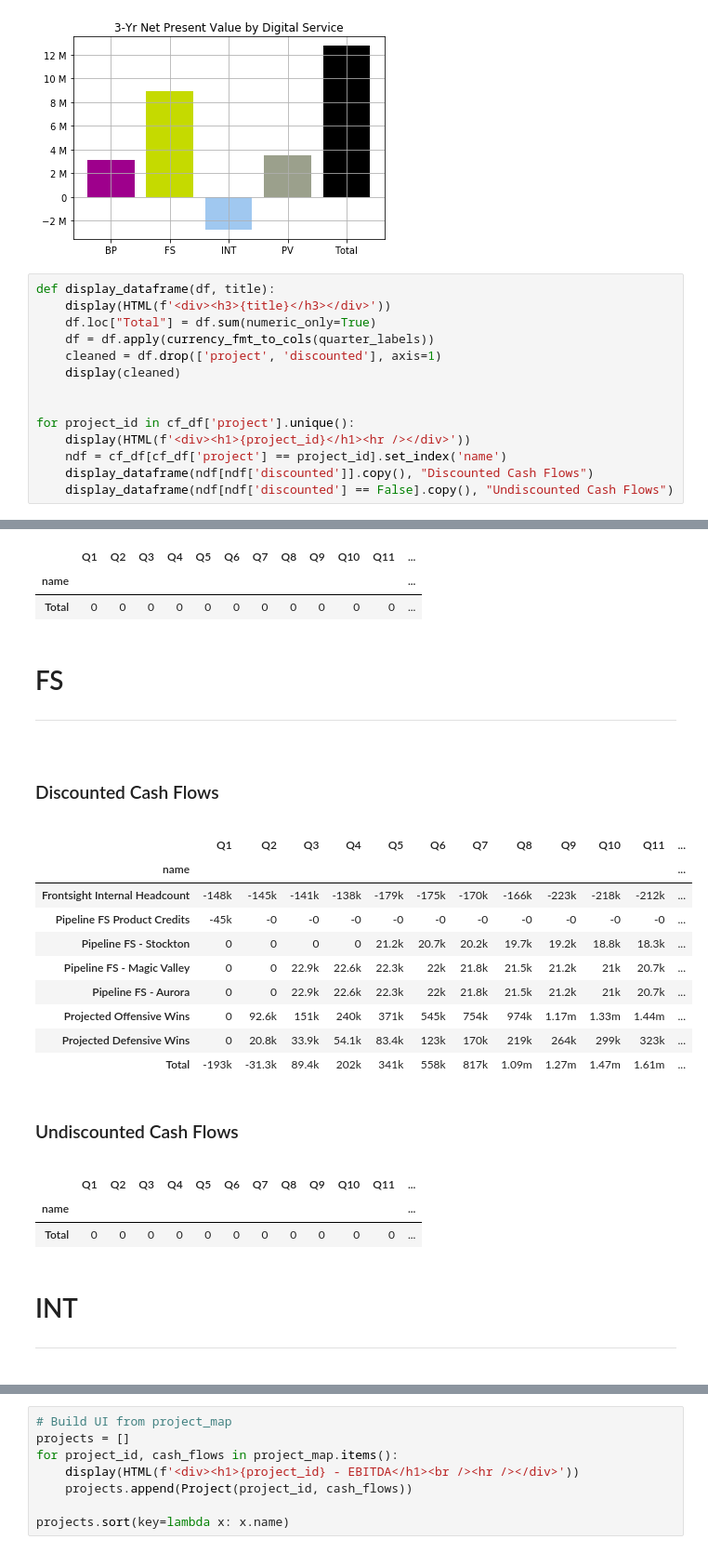
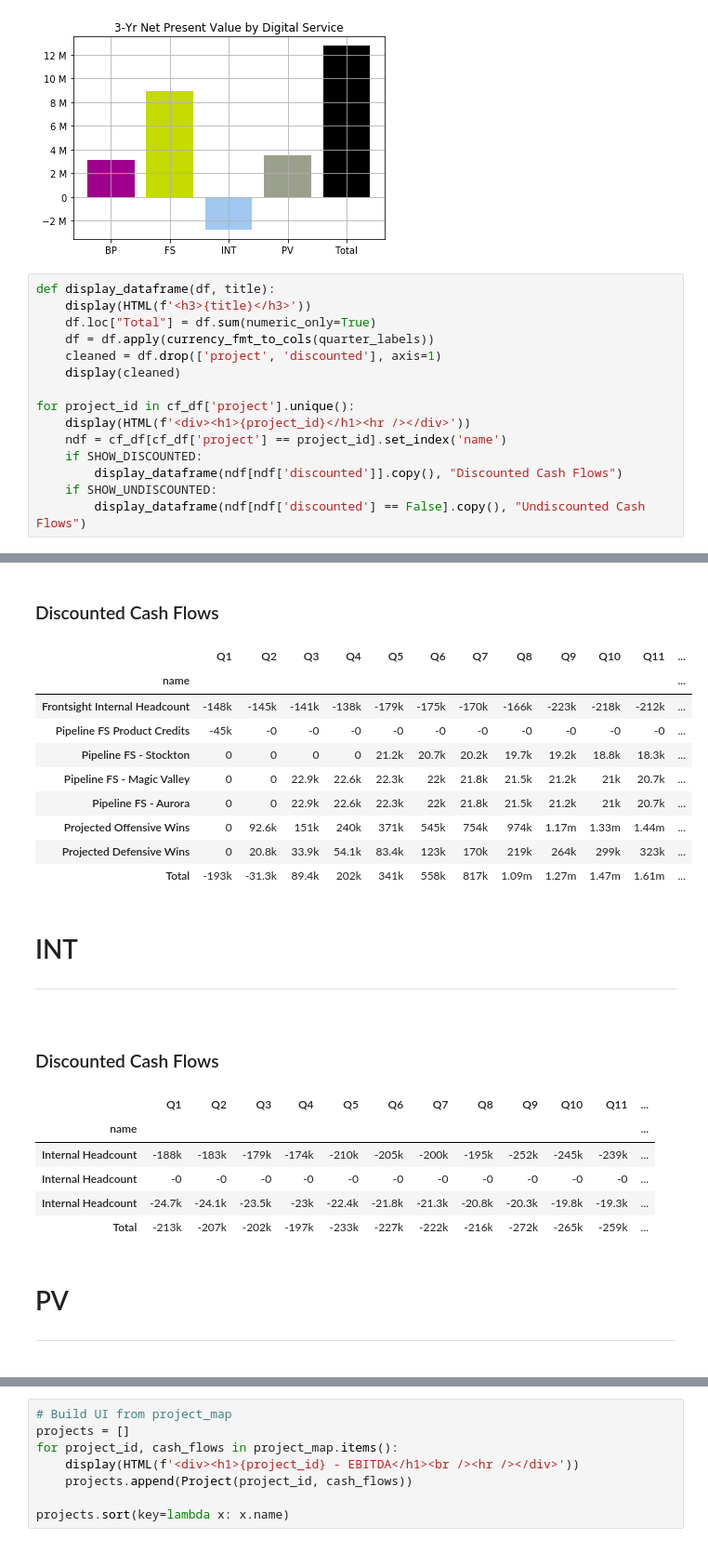
Before and after one commit to ldnelso2/portfolio, a Jupyter notebook: nz_portfolio_dashboard.ipynb, the cells around one changed output, grey strips where cells are left out. Shown at 93% size. Cells and saved outputs as stored; diff of their text form.

Commit message:
cash flow tables can show discounted or not

```diff
--- a/nz_portfolio_dashboard.ipynb
+++ b/nz_portfolio_dashboard.ipynb
@@ -217,18 +221,19 @@ ax.grid(True)
 [figure]
 # %%
 def display_dataframe(df, title):
-    display(HTML(f'<div><h3>{title}</h3></div>'))
+    display(HTML(f'<h3>{title}</h3>'))
     df.loc["Total"] = df.sum(numeric_only=True)
     df = df.apply(currency_fmt_to_cols(quarter_labels))
     cleaned = df.drop(['project', 'discounted'], axis=1)
     display(cleaned)
 
-
 for project_id in cf_df['project'].unique():
     display(HTML(f'<div><h1>{project_id}</h1><hr /></div>'))
     ndf = cf_df[cf_df['project'] == project_id].set_index('name')
-    display_dataframe(ndf[ndf['discounted']].copy(), "Discounted Cash Flows")
-    display_dataframe(ndf[ndf['discounted'] == False].copy(), "Undiscounted Cash Flows")
+    if SHOW_DISCOUNTED:
+        display_dataframe(ndf[ndf['discounted']].copy(), "Discounted Cash Flows")
+    if SHOW_UNDISCOUNTED:
+        display_dataframe(ndf[ndf['discounted'] == False].copy(), "Undiscounted Cash Flows")
 # %% [output]
 BP
 Discounted Cash Flows
@@ -250,21 +255,21 @@ Undiscounted Cash Flows
+Discounted Cash Flows
 |  | Q1 | Q2 | Q3 | Q4 | Q5 | Q6 | Q7 | Q8 | Q9 | Q10 | Q11 | ... |
 | name |  |  |  |  |  |  |  |  |  |  |  | ... |
-| Total | 0 | 0 | 0 | 0 | 0 | 0 | 0 | 0 | 0 | 0 | 0 | ... |
+| Frontsight Internal Headcount | -148k | -145k | -141k | -138k | -179k | -175k | -170k | -166k | -223k | -218k | -212k | ... |
+| Pipeline FS Product Credits | -45k | -0 | -0 | -0 | -0 | -0 | -0 | -0 | -0 | -0 | -0 | ... |
+| Pipeline FS - Stockton | 0 | 0 | 0 | 0 | 21.2k | 20.7k | 20.2k | 19.7k | 19.2k | 18.8k | 18.3k | ... |
+| Pipeline FS - Magic Valley | 0 | 0 | 22.9k | 22.6k | 22.3k | 22k | 21.8k | 21.5k | 21.2k | 21k | 20.7k | ... |
+| Pipeline FS - Aurora | 0 | 0 | 22.9k | 22.6k | 22.3k | 22k | 21.8k | 21.5k | 21.2k | 21k | 20.7k | ... |
+| Projected Offensive Wins | 0 | 92.6k | 151k | 240k | 371k | 545k | 754k | 974k | 1.17m | 1.33m | 1.44m | ... |
+| Projected Defensive Wins | 0 | 20.8k | 33.9k | 54.1k | 83.4k | 123k | 170k | 219k | 264k | 299k | 323k | ... |
+| Total | -193k | -31.3k | 89.4k | 202k | 341k | 558k | 817k | 1.09m | 1.27m | 1.47m | 1.61m | ... |
-FS
-Discounted Cash Flows
+INT
+Discounted Cash Flows
 |  | Q1 | Q2 | Q3 | Q4 | Q5 | Q6 | Q7 | Q8 | Q9 | Q10 | Q11 | ... |
 | name |  |  |  |  |  |  |  |  |  |  |  | ... |
-| Frontsight Internal Headcount | -148k | -145k | -141k | -138k | -179k | -175k | -170k | -166k | -223k | -218k | -212k | ... |
-| Pipeline FS Product Credits | -45k | -0 | -0 | -0 | -0 | -0 | -0 | -0 | -0 | -0 | -0 | ... |
-| Pipeline FS - Stockton | 0 | 0 | 0 | 0 | 21.2k | 20.7k | 20.2k | 19.7k | 19.2k | 18.8k | 18.3k | ... |
-| Pipeline FS - Magic Valley | 0 | 0 | 22.9k | 22.6k | 22.3k | 22k | 21.8k | 21.5k | 21.2k | 21k | 20.7k | ... |
-| Pipeline FS - Aurora | 0 | 0 | 22.9k | 22.6k | 22.3k | 22k | 21.8k | 21.5k | 21.2k | 21k | 20.7k | ... |
-| Projected Offensive Wins | 0 | 92.6k | 151k | 240k | 371k | 545k | 754k | 974k | 1.17m | 1.33m | 1.44m | ... |
-| Projected Defensive Wins | 0 | 20.8k | 33.9k | 54.1k | 83.4k | 123k | 170k | 219k | 264k | 299k | 323k | ... |
-| Total | -193k | -31.3k | 89.4k | 202k | 341k | 558k | 817k | 1.09m | 1.27m | 1.47m | 1.61m | ... |
+| Internal Headcount | -188k | -183k | -179k | -174k | -210k | -205k | -200k | -195k | -252k | -245k | -239k | ... |
+| Internal Headcount | -0 | -0 | -0 | -0 | -0 | -0 | -0 | -0 | -0 | -0 | -0 | ... |
+| Internal Headcount | -24.7k | -24.1k | -23.5k | -23k | -22.4k | -21.8k | -21.3k | -20.8k | -20.3k | -19.8k | -19.3k | ... |
+| Total | -213k | -207k | -202k | -197k | -233k | -227k | -222k | -216k | -272k | -265k | -259k | ... |
-Undiscounted Cash Flows
-|  | Q1 | Q2 | Q3 | Q4 | Q5 | Q6 | Q7 | Q8 | Q9 | Q10 | Q11 | ... |
-| name |  |  |  |  |  |  |  |  |  |  |  | ... |
-| Total | 0 | 0 | 0 | 0 | 0 | 0 | 0 | 0 | 0 | 0 | 0 | ... |
-INT
+PV
 Discounted Cash Flows
```
Also changed, not shown: parts of 4 cells of this notebook.
